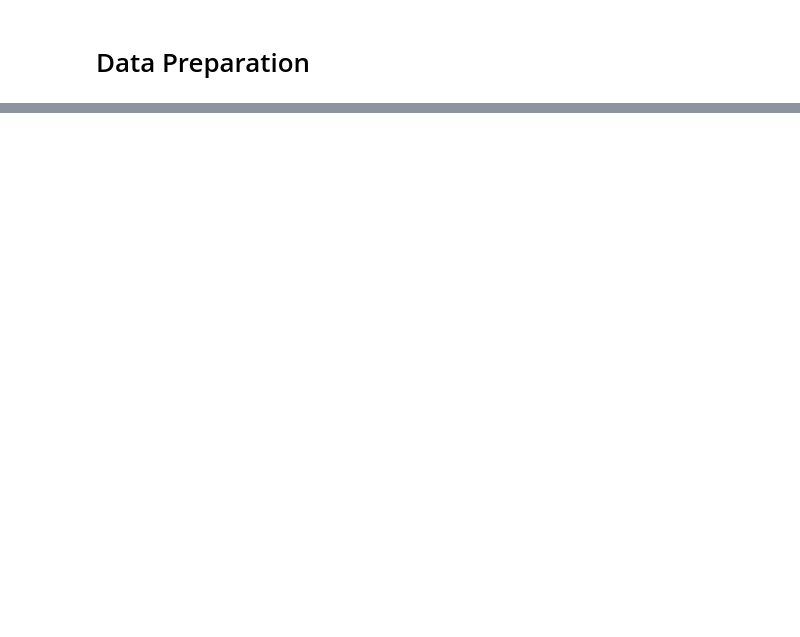
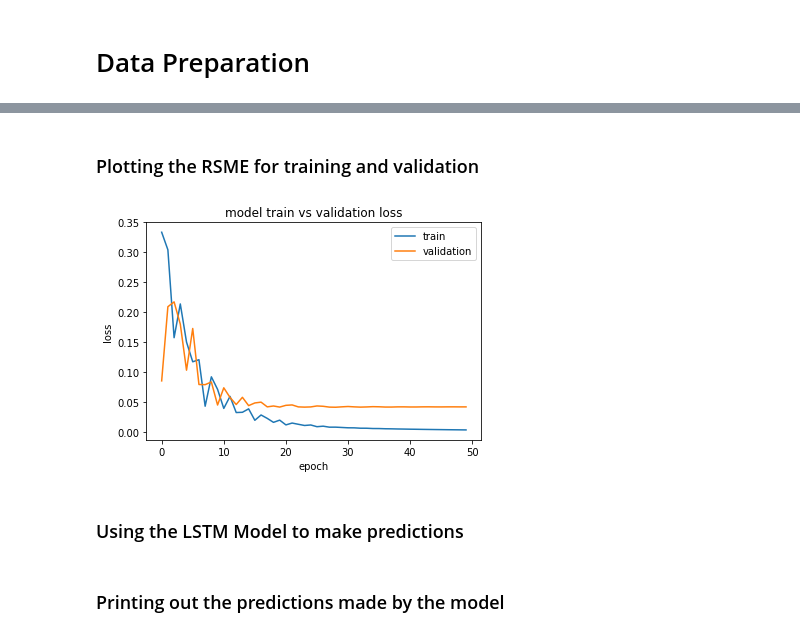
Before and after one commit to tlemenestrel/LSTM_GARCH, a Jupyter notebook: Deep_Learning_Model.ipynb, the cells around one changed output, grey strips where cells are left out. Drawn from its saved outputs; the diff is of its cells as text; code cells hidden in the pictures; blank space fills up the shorter version.

```diff
--- a/Deep_Learning_Model.ipynb
+++ b/Deep_Learning_Model.ipynb
@@ -491,0 +544,2 @@ print('Test Score: %.2f RMSE' % (testScore))
+# %%
+lstm.compile(optimizer='adam',loss=tf.keras.losses.MeanSquaredError(),metrics=[tf.keras.metrics.RootMeanSquaredError()])
@@ -491,0 +548,16 @@ print('Test Score: %.2f RMSE' % (testScore))
+# %%
+hist = lstm.fit(X_train, y_train,batch_size=32,epochs=50,verbose=0,validation_split=0.3,shuffle=False)
+# %% [markdown]
+### Plotting the RSME for training and validation
+# %%
+plt.plot(hist.history['root_mean_squared_error'])
+plt.plot(hist.history['val_root_mean_squared_error'])
+plt.title('model train vs validation loss')
+plt.ylabel('loss')
+plt.xlabel('epoch')
+plt.legend(['train', 'validation'], loc='upper right')
+plt.show()
+# %% [output]
+[figure, added]
+# %% [markdown]
+### Using the LSTM Model to make predictions
@@ -491,0 +566,2 @@ print('Test Score: %.2f RMSE' % (testScore))
+# %% [markdown]
+### Printing out the predictions made by the model
```
Also changed, not shown: parts of 58 cells of this notebook.
